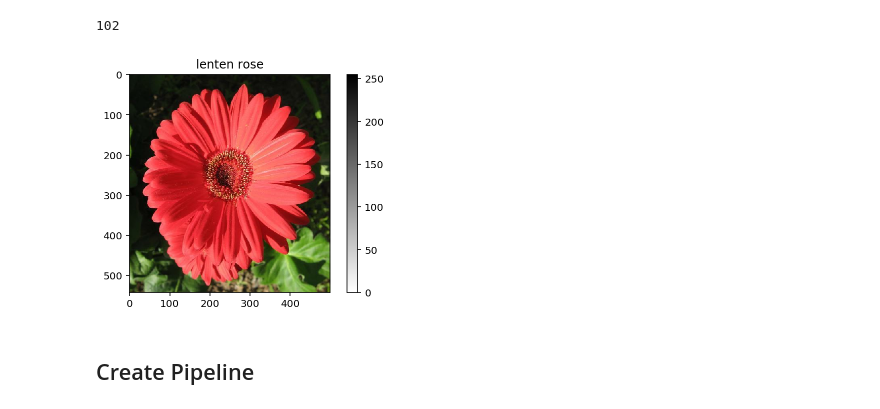
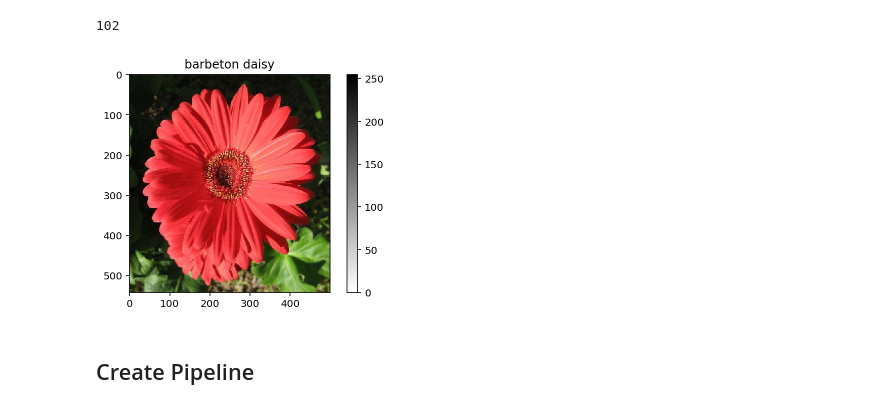
Before and after one commit to pongem/Nanodegree_MachineLearningWithTensorflow, a Jupyter notebook: projects/p2_image_classifier/Project_Image_Classifier_Project-5.ipynb, the cells around one changed output. Saved outputs shown, nothing was run; the diff lists cells and outputs as text; code cells hidden in the pictures.

```diff
--- a/projects/p2_image_classifier/Project_Image_Classifier_Project-5.ipynb
+++ b/projects/p2_image_classifier/Project_Image_Classifier_Project-5.ipynb
@@ -175,17 +177,17 @@ len(class_names)
 # %%
 # TODO: Plot 1 image from the training set. Set the title
 # of the plot to the corresponding class name.
 for image, label in training_set.take(1):
     image = image.numpy().squeeze()
     label = label.numpy()
 
 plt.imshow(image, cmap= plt.cm.binary)
 plt.colorbar()
 
-plt.title(class_names[str(label)])
+plt.title(class_names[str(label+1)])
 plt.show()
 # %% [output]
-[figure, old version]
+[figure, new version]
 # %% [markdown]
 ## Create Pipeline
 # %%
```
Also changed, not shown: parts of 6 cells of this notebook, 2 other files.
